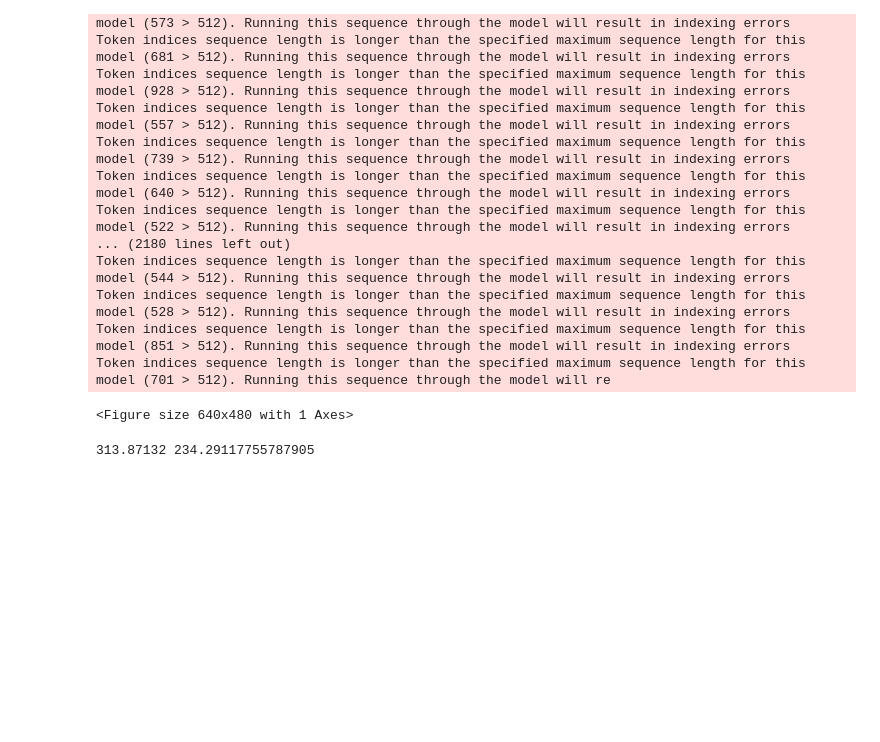
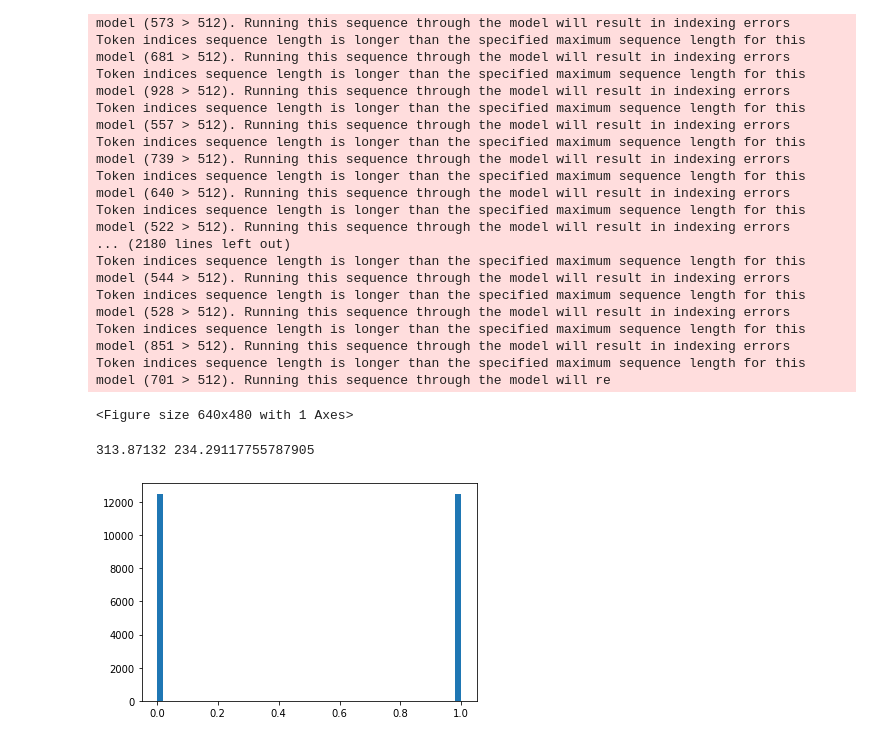
Before and after one commit to George0828Zhang/Summarization-Lab, a Jupyter notebook: BIG-BIRD/Preprocessing.ipynb, the cells around one changed output. Cells and saved outputs as stored; diff of their text form; code cells hidden in the pictures; blank space fills up the shorter version.

```diff
--- a/BIG-BIRD/Preprocessing.ipynb
+++ b/BIG-BIRD/Preprocessing.ipynb
@@ -173,3 +173,10 @@ print(mean,std)
 # %%
 #p.dump("data/BBC/data.json", "data/BBC/vocab.json")
 p.dump("data/IMDB/data.json", "data/IMDB/vocab.json")
+# %%
+from matplotlib import pyplot as plt
+lplot = p.score
+plt.hist(lplot, bins=50)
+plt.show()
+# %% [output]
+[figure, added]
```
Also changed, not shown: 3 other files.
